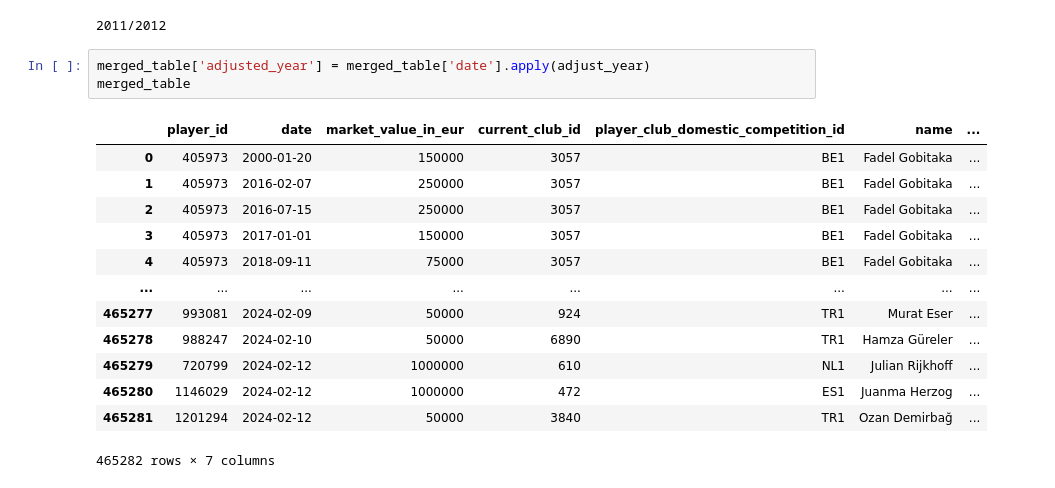
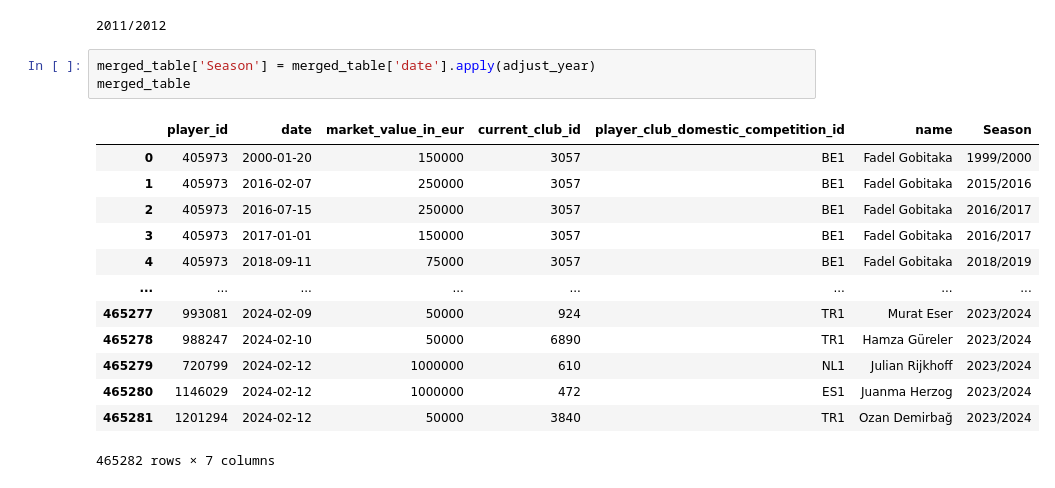
Before and after one commit to JackBenadon/DS440-Project, a Jupyter notebook: Pre_processing.ipynb, the cells around one changed output. Cells and saved outputs as stored; diff of their text form.

```diff
--- a/Pre_processing.ipynb
+++ b/Pre_processing.ipynb
@@ -130,19 +148,19 @@ print(adjusted_year)  # Output: 2011/2012
 # %% [output]
 2011/2012
 # %%
-merged_table['adjusted_year'] = merged_table['date'].apply(adjust_year)
+merged_table['Season'] = merged_table['date'].apply(adjust_year)
 merged_table
 # %% [output]
-|  | player_id | date | market_value_in_eur | current_club_id | player_club_domestic_competition_id | name | ... |
-| 0 | 405973 | 2000-01-20 | 150000 | 3057 | BE1 | Fadel Gobitaka | ... |
-| 1 | 405973 | 2016-02-07 | 250000 | 3057 | BE1 | Fadel Gobitaka | ... |
-| 2 | 405973 | 2016-07-15 | 250000 | 3057 | BE1 | Fadel Gobitaka | ... |
-| 3 | 405973 | 2017-01-01 | 150000 | 3057 | BE1 | Fadel Gobitaka | ... |
-| 4 | 405973 | 2018-09-11 | 75000 | 3057 | BE1 | Fadel Gobitaka | ... |
+|  | player_id | date | market_value_in_eur | current_club_id | player_club_domestic_competition_id | name | Season |
+| 0 | 405973 | 2000-01-20 | 150000 | 3057 | BE1 | Fadel Gobitaka | 1999/2000 |
+| 1 | 405973 | 2016-02-07 | 250000 | 3057 | BE1 | Fadel Gobitaka | 2015/2016 |
+| 2 | 405973 | 2016-07-15 | 250000 | 3057 | BE1 | Fadel Gobitaka | 2016/2017 |
+| 3 | 405973 | 2017-01-01 | 150000 | 3057 | BE1 | Fadel Gobitaka | 2016/2017 |
+| 4 | 405973 | 2018-09-11 | 75000 | 3057 | BE1 | Fadel Gobitaka | 2018/2019 |
 | ... | ... | ... | ... | ... | ... | ... | ... |
-| 465277 | 993081 | 2024-02-09 | 50000 | 924 | TR1 | Murat Eser | ... |
-| 465278 | 988247 | 2024-02-10 | 50000 | 6890 | TR1 | Hamza Güreler | ... |
-| 465279 | 720799 | 2024-02-12 | 1000000 | 610 | NL1 | Julian Rijkhoff | ... |
-| 465280 | 1146029 | 2024-02-12 | 1000000 | 472 | ES1 | Juanma Herzog | ... |
-| 465281 | 1201294 | 2024-02-12 | 50000 | 3840 | TR1 | Ozan Demirbağ | ... |
+| 465277 | 993081 | 2024-02-09 | 50000 | 924 | TR1 | Murat Eser | 2023/2024 |
+| 465278 | 988247 | 2024-02-10 | 50000 | 6890 | TR1 | Hamza Güreler | 2023/2024 |
+| 465279 | 720799 | 2024-02-12 | 1000000 | 610 | NL1 | Julian Rijkhoff | 2023/2024 |
+| 465280 | 1146029 | 2024-02-12 | 1000000 | 472 | ES1 | Juanma Herzog | 2023/2024 |
+| 465281 | 1201294 | 2024-02-12 | 50000 | 3840 | TR1 | Ozan Demirbağ | 2023/2024 |
 465282 rows × 7 columns
```
Also changed, not shown: parts of 4 cells of this notebook.
